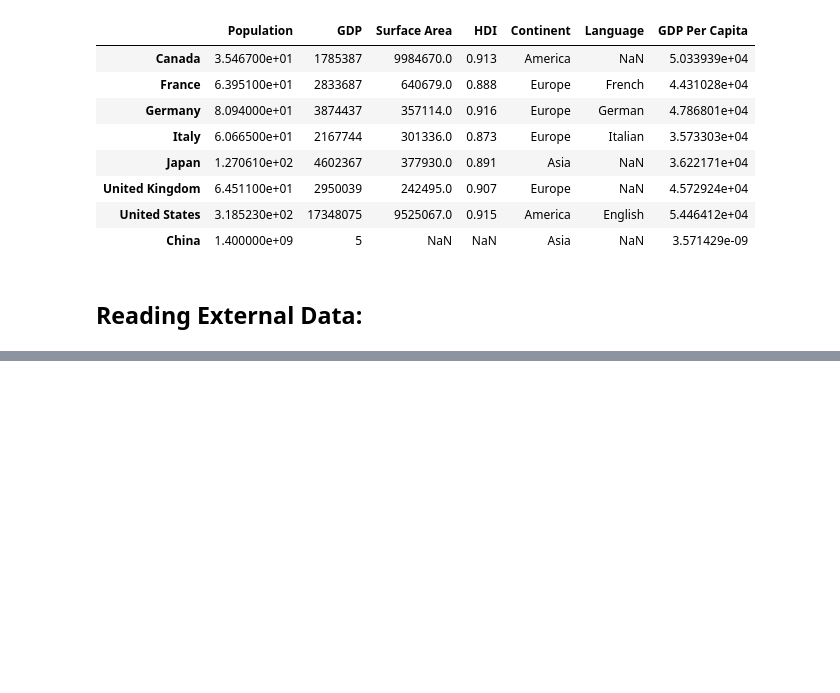
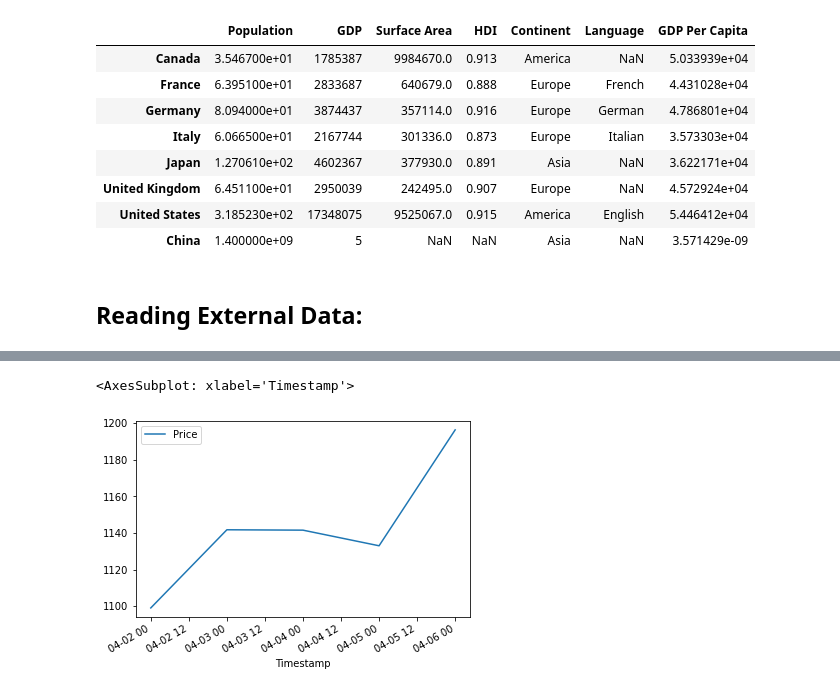
Before and after one commit to c-blomquist/Data-Analysis-Learning, a Jupyter notebook: Pandas_Practice/Pandas_Work.ipynb, the cells around one changed output, grey strips where cells are left out. Drawn from its saved outputs; the diff is of its cells as text; code cells hidden in the pictures; blank space fills up the shorter version.

Commit message:
Pandas dataframes and simple cleaning of data. Intro to plotting

```diff
--- a/Pandas_Practice/Pandas_Work.ipynb
+++ b/Pandas_Practice/Pandas_Work.ipynb
@@ -453,0 +475,6 @@ population_df
+# %%
+df = pd.read_csv('data/btc-market-price.csv', header=None)
+# not this csv file does not have a header for the names of the columns so we need to put header=None
+# this will make it so it does not take the first row of data into column names
+df.head()
+# see how the top is just 0 1
@@ -453,0 +488,4 @@ population_df
+# %%
+df.columns=['Timestamp', 'Price']
+# this will allow us to name the columns instead of just having the 0 and 1 index
+df.head()
@@ -453,0 +506,5 @@ population_df
+# %%
+df['Timestamp'] = pd.to_datetime(df['Timestamp']).head()
+# this will help us clean the data up to change it from an object into a datetime object
+# we need to set the Timestamp column from the dataframe equal to this change to actually change our dataframe.
+df.dtypes
@@ -453,0 +515,4 @@ population_df
+# %%
+df.set_index('Timestamp', inplace=True)
+# since the timestamp is basically an index we can make our dataframe even more usable by setting the timestamp to be the index
+df.head()
@@ -453,0 +555,6 @@ population_df
+# %%
+df.plot()
+# uses matplotlib to create a line graph for the pandas dataframe
+# %% [output]
+<AxesSubplot: xlabel='Timestamp'>
+[figure, added]
```
Also changed, not shown: parts of 9 cells of this notebook.
